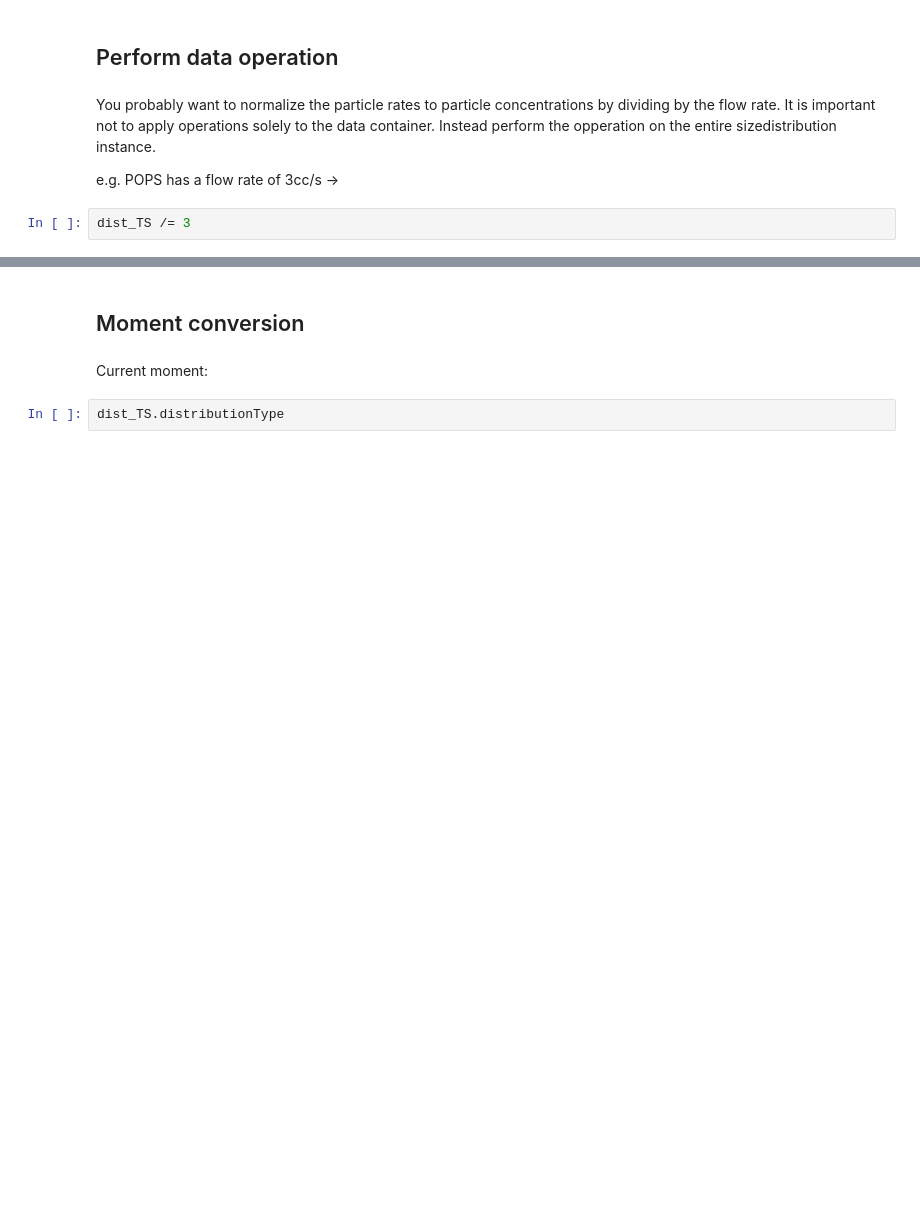
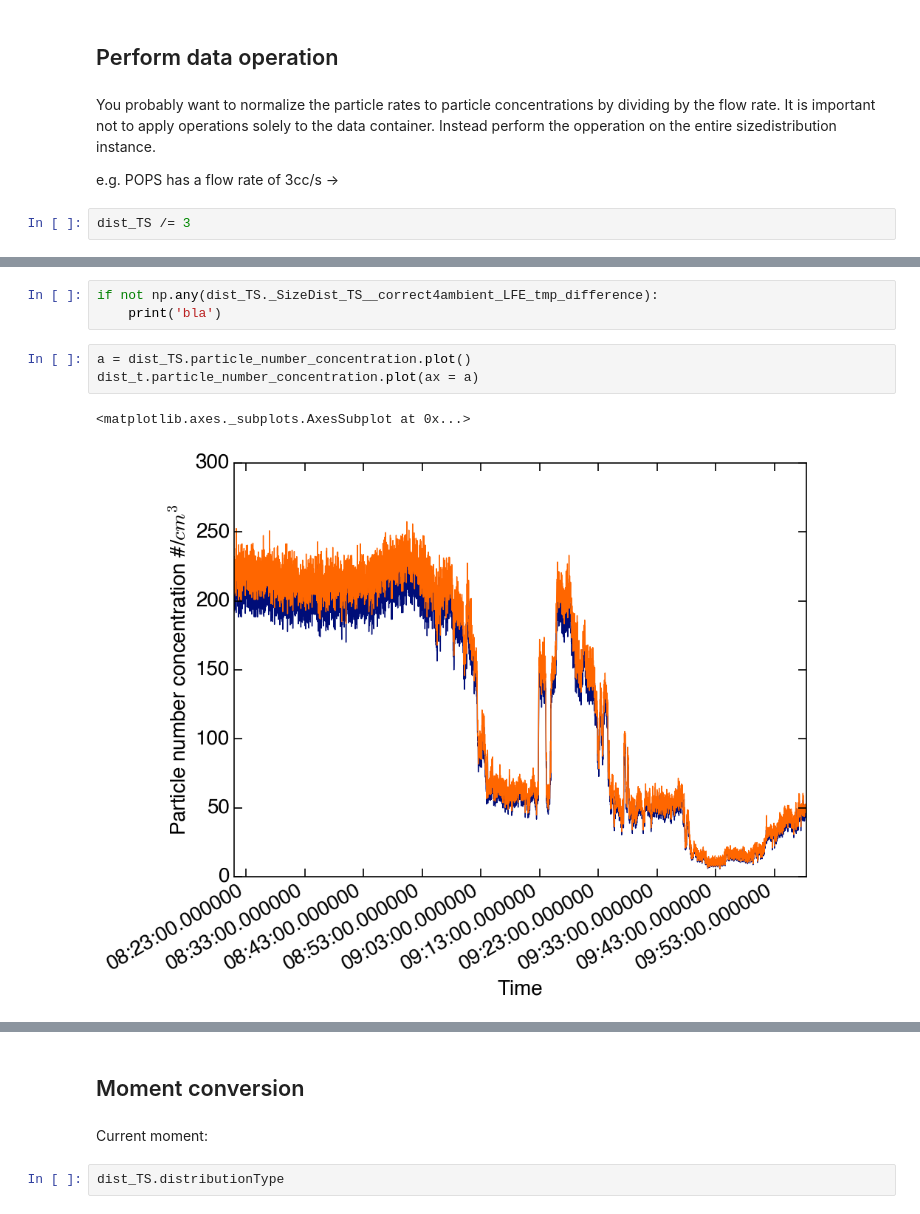
Before and after one commit to wblumberg/atm-py, a Jupyter notebook: examples/sizedistribution.ipynb, the cells around one changed output, grey strips where cells are left out. Drawn from its saved outputs; the diff is of its cells as text; blank space fills up the shorter version.

```diff
--- a/examples/sizedistribution.ipynb
+++ b/examples/sizedistribution.ipynb
@@ -64,0 +102,9 @@ dist_TS /= 3
+# %%
+if not np.any(dist_TS._SizeDist_TS__correct4ambient_LFE_tmp_difference):
+    print('bla')
+# %%
+a = dist_TS.particle_number_concentration.plot()
+dist_t.particle_number_concentration.plot(ax = a)
+# %% [output]
+<matplotlib.axes._subplots.AxesSubplot at 0x...>
+[figure, added]
```
Also changed, not shown: parts of 17 cells of this notebook, 16 other files.
